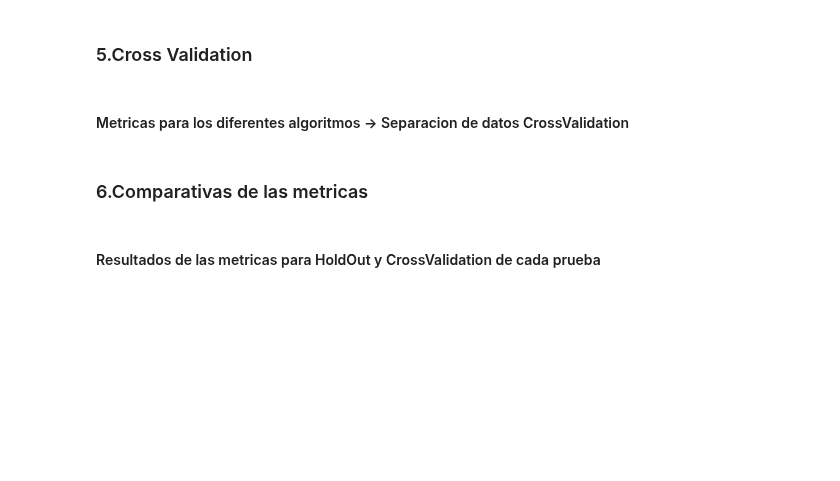
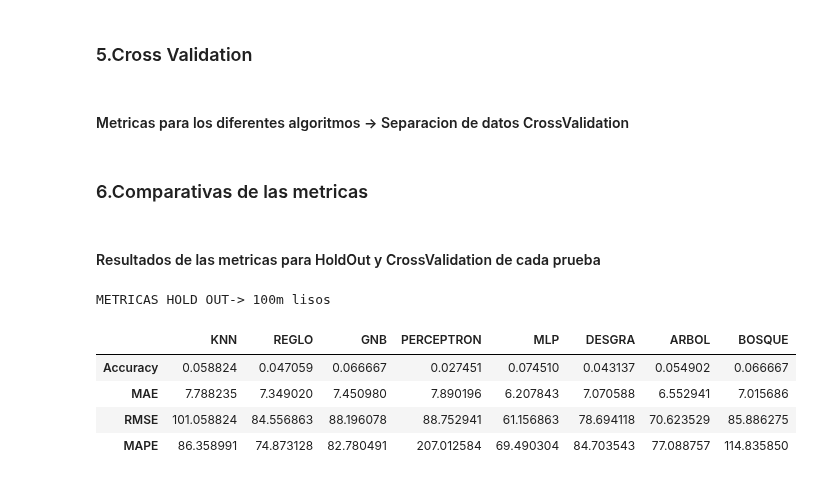
Before and after one commit to RaulCapellanFernandez/DecatlonEstadistics, a Jupyter notebook: PredictionsAlgorithms.ipynb, the cells around one changed output. Saved outputs shown, nothing was run; the diff lists cells and outputs as text; code cells hidden in the pictures; blank space fills up the shorter version.

Commit message:
Metricas para cada variable impresas

```diff
--- a/PredictionsAlgorithms.ipynb
+++ b/PredictionsAlgorithms.ipynb
@@ -172,3 +169,24 @@ def mainCrossVal(ddbbData):
 ### 6.Comparativas de las metricas
 # %% [markdown]
 #### Resultados de las metricas para HoldOut y CrossValidation de cada prueba
+# %%
+#PRUEBA -> 100m Lisos
+ddbbData = ddbbDataNorm[['100m','100m Points']]
+
+ho = mainHoldOut(ddbbData)
+cv = mainCrossVal(ddbbData)
+
+tabla=pd.DataFrame(ho)
+tabla1=pd.DataFrame(cv)
+
+print()
+print()
+print('METRICAS HOLD OUT-> 100m lisos')
+tabla
+# %% [output]
+METRICAS HOLD OUT-> 100m lisos
+|  | KNN | REGLO | GNB | PERCEPTRON | MLP | DESGRA | ARBOL | BOSQUE |
+| Accuracy | 0.058824 | 0.047059 | 0.066667 | 0.027451 | 0.074510 | 0.043137 | 0.054902 | 0.066667 |
+| MAE | 7.788235 | 7.349020 | 7.450980 | 7.890196 | 6.207843 | 7.070588 | 6.552941 | 7.015686 |
+| RMSE | 101.058824 | 84.556863 | 88.196078 | 88.752941 | 61.156863 | 78.694118 | 70.623529 | 85.886275 |
+| MAPE | 86.358991 | 74.873128 | 82.780491 | 207.012584 | 69.490304 | 84.703543 | 77.088757 | 114.835850 |
```
Also changed, not shown: parts of 20 cells of this notebook.
